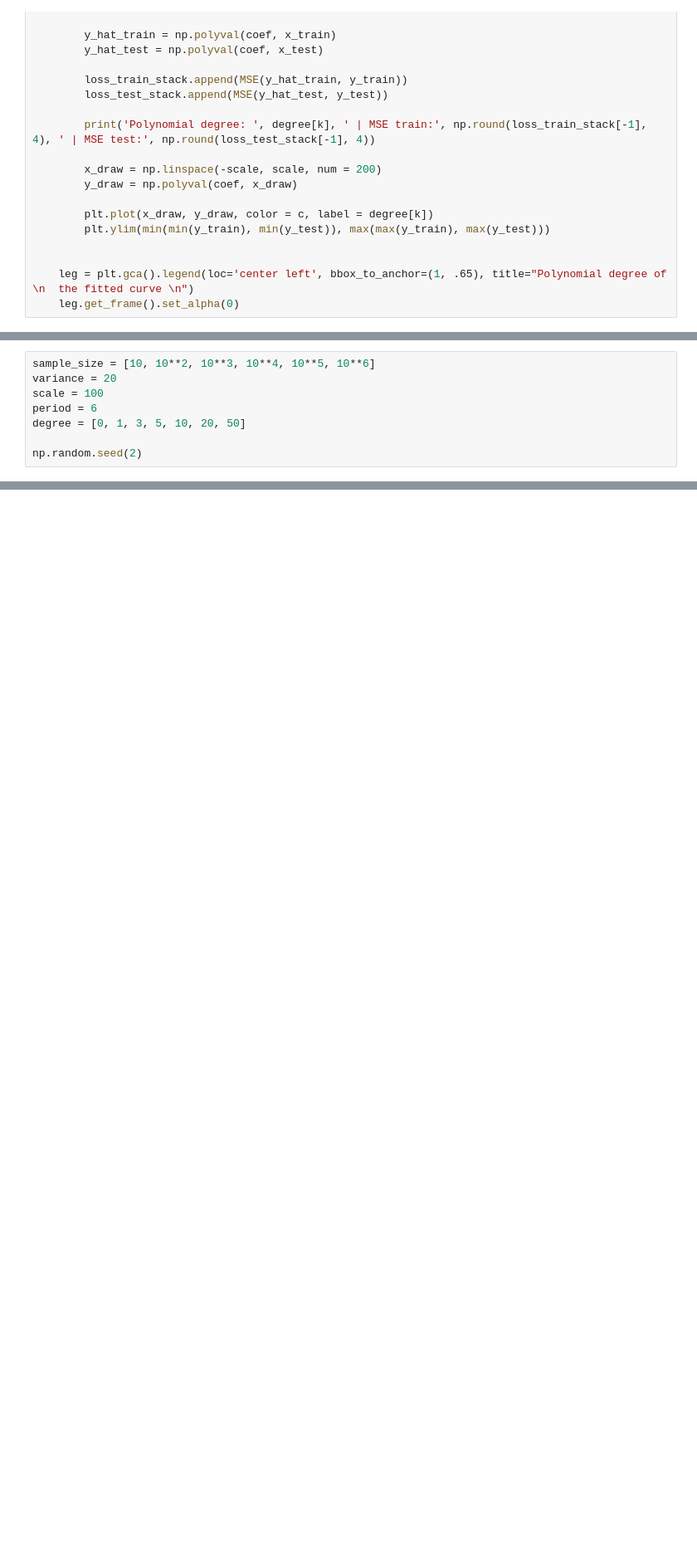
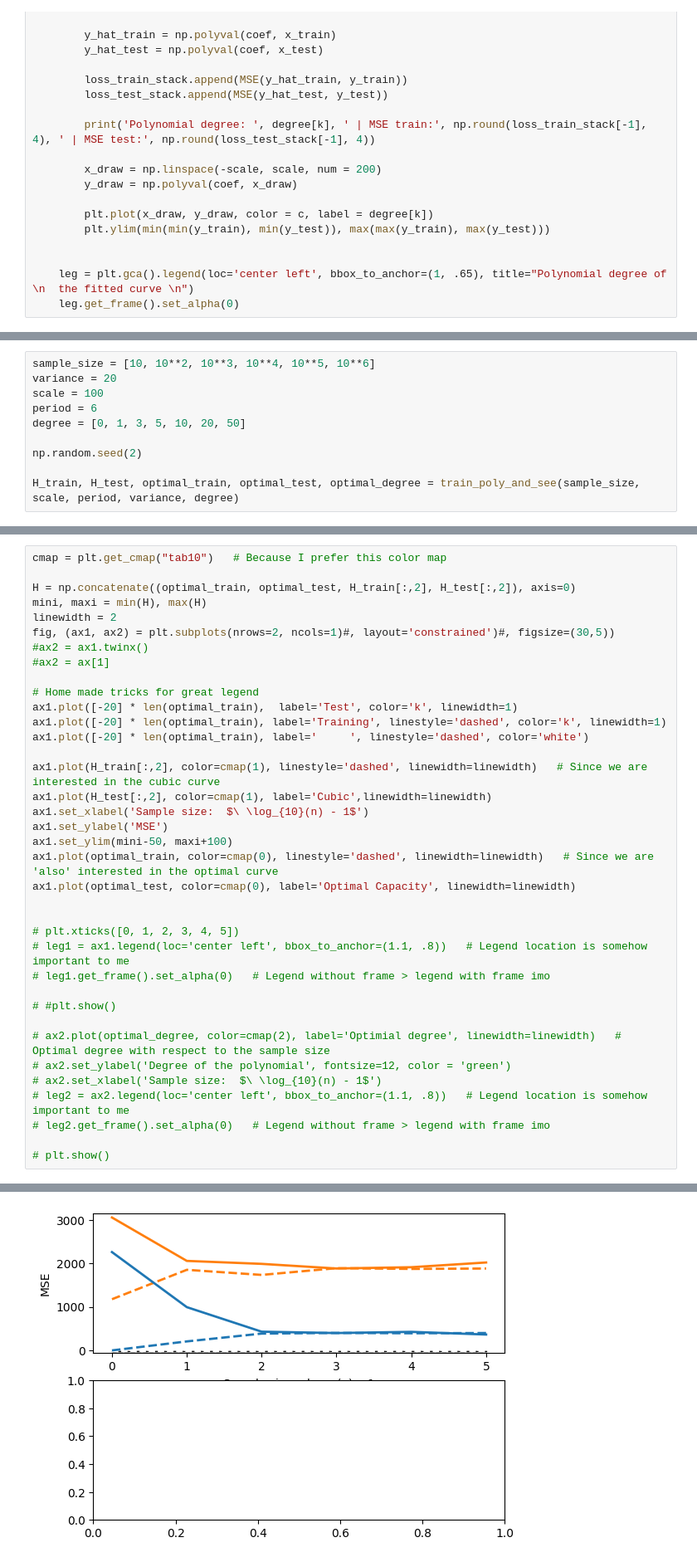
Before and after one commit to mus514/Machine-Learning-With-Python, a Jupyter notebook: intro/utilities.ipynb, the cells around one changed output, grey strips where cells are left out. Shown at 83% size. Drawn from its saved outputs; the diff is of its cells as text; blank space fills up the shorter version.

```diff
--- a/intro/utilities.ipynb
+++ b/intro/utilities.ipynb
@@ -67,3 +98,5 @@ period = 6
 degree = [0, 1, 3, 5, 10, 20, 50]
 
 np.random.seed(2)
+
+H_train, H_test, optimal_train, optimal_test, optimal_degree = train_poly_and_see(sample_size, scale, period, variance, degree)
@@ -110,0 +103,38 @@ array([[2.97659906e+03, 2.96964034e+03, 5.70202561e+03, 5.93477462e+03,
+# %%
+cmap = plt.get_cmap("tab10")   # Because I prefer this color map
+
+H = np.concatenate((optimal_train, optimal_test, H_train[:,2], H_test[:,2]), axis=0)
+mini, maxi = min(H), max(H)
+linewidth = 2
+fig, (ax1, ax2) = plt.subplots(nrows=2, ncols=1)#, layout='constrained')#, figsize=(30,5))
+#ax2 = ax1.twinx()
+#ax2 = ax[1]
+
+# Home made tricks for great legend
+ax1.plot([-20] * len(optimal_train),  label='Test', color='k', linewidth=1)
+ax1.plot([-20] * len(optimal_train), label='Training', linestyle='dashed', color='k', linewidth=1)
+ax1.plot([-20] * len(optimal_train), label='     ', linestyle='dashed', color='white')
+
+ax1.plot(H_train[:,2], color=cmap(1), linestyle='dashed', linewidth=linewidth)   # Since we are interested in the cubic curve
+ax1.plot(H_test[:,2], color=cmap(1), label='Cubic',linewidth=linewidth)
+ax1.set_xlabel('Sample size:  $\ \log_{10}(n) - 1$')
+ax1.set_ylabel('MSE')
+ax1.set_ylim(mini-50, maxi+100)
+ax1.plot(optimal_train, color=cmap(0), linestyle='dashed', linewidth=linewidth)   # Since we are 'also' interested in the optimal curve
+ax1.plot(optimal_test, color=cmap(0), label='Optimal Capacity', linewidth=linewidth)
+
+
+# plt.xticks([0, 1, 2, 3, 4, 5])
+# leg1 = ax1.legend(loc='center left', bbox_to_anchor=(1.1, .8))   # Legend location is somehow important to me
+# leg1.get_frame().set_alpha(0)   # Legend without frame > legend with frame imo
+
+# #plt.show()
+
+# ax2.plot(optimal_degree, color=cmap(2), label='Optimial degree', linewidth=linewidth)   # Optimal degree with respect to the sample size
+# ax2.set_ylabel('Degree of the polynomial', fontsize=12, color = 'green')
+# ax2.set_xlabel('Sample size:  $\ \log_{10}(n) - 1$')
+# leg2 = ax2.legend(loc='center left', bbox_to_anchor=(1.1, .8))   # Legend location is somehow important to me
+# leg2.get_frame().set_alpha(0)   # Legend without frame > legend with frame imo
+
+# plt.show()
+# %% [output]
@@ -110,0 +142 @@ array([[2.97659906e+03, 2.96964034e+03, 5.70202561e+03, 5.93477462e+03,
+[figure, added]
```
Also changed, not shown: parts of 5 cells of this notebook, 1 other file.
